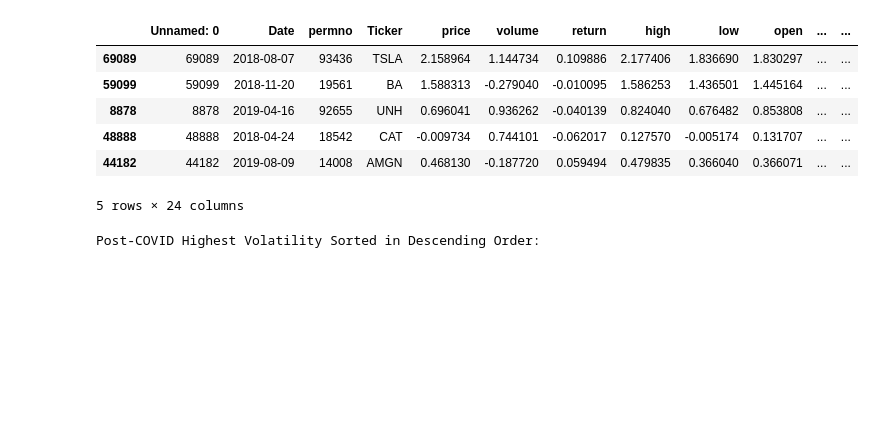
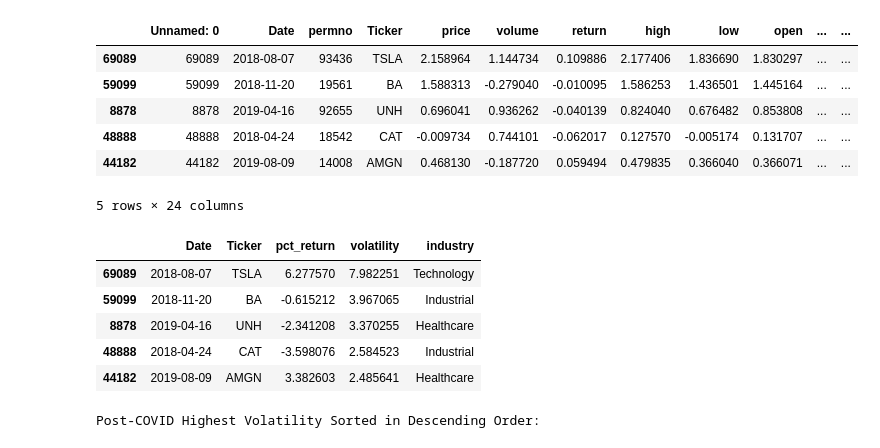
Before and after one commit to senaruetschlin/Investor_Attention, a Jupyter notebook: Sentiment.ipynb, the cells around one changed output. Saved outputs shown, nothing was run; the diff lists cells and outputs as text; code cells hidden in the pictures; blank space fills up the shorter version.

```diff
--- a/Sentiment.ipynb
+++ b/Sentiment.ipynb
@@ -344,6 +344,17 @@ Pre-COVID Highest Volatility Sorted in Descending Order:
 | 48888 | 48888 | 2018-04-24 | 18542 | CAT | -0.009734 | 0.744101 | -0.062017 | 0.127570 | -0.005174 | 0.131707 | ... | ... |
 | 44182 | 44182 | 2019-08-09 | 14008 | AMGN | 0.468130 | -0.187720 | 0.059494 | 0.479835 | 0.366040 | 0.366071 | ... | ... |
 5 rows × 24 columns
+# %%
+pre_covid_highest_volatility_sorted_clean = pre_covid_highest_volatility_sorted.drop(columns=['Unnamed: 0', 'price', 'name_price_attention', 'volume','permno', 'high', 'low', 'open', 'return', 'revenue', 'avg_price', 'mkt_cap','total_assets', 'earnings_per_share', 'book_to_market', 'dt_date', 'jan_dummy', 'monday_dummy', 'annual_rep_release'])
+
+pre_covid_highest_volatility_sorted_clean.head()
+# %% [output]
+|  | Date | Ticker | pct_return | volatility | industry |
+| 69089 | 2018-08-07 | TSLA | 6.277570 | 7.982251 | Technology |
+| 59099 | 2018-11-20 | BA | -0.615212 | 3.967065 | Industrial |
+| 8878 | 2019-04-16 | UNH | -2.341208 | 3.370255 | Healthcare |
+| 48888 | 2018-04-24 | CAT | -3.598076 | 2.584523 | Industrial |
+| 44182 | 2019-08-09 | AMGN | 3.382603 | 2.485641 | Healthcare |
 # %%
 # Sort pre_covid_highest_volatility DataFrame by volatility in descending order
 post_covid_highest_volatility_sorted = post_covid_highest_volatility.sort_values(by='volatility', ascending=False)
```
Also changed, not shown: parts of 33 cells of this notebook, 2 other files.
